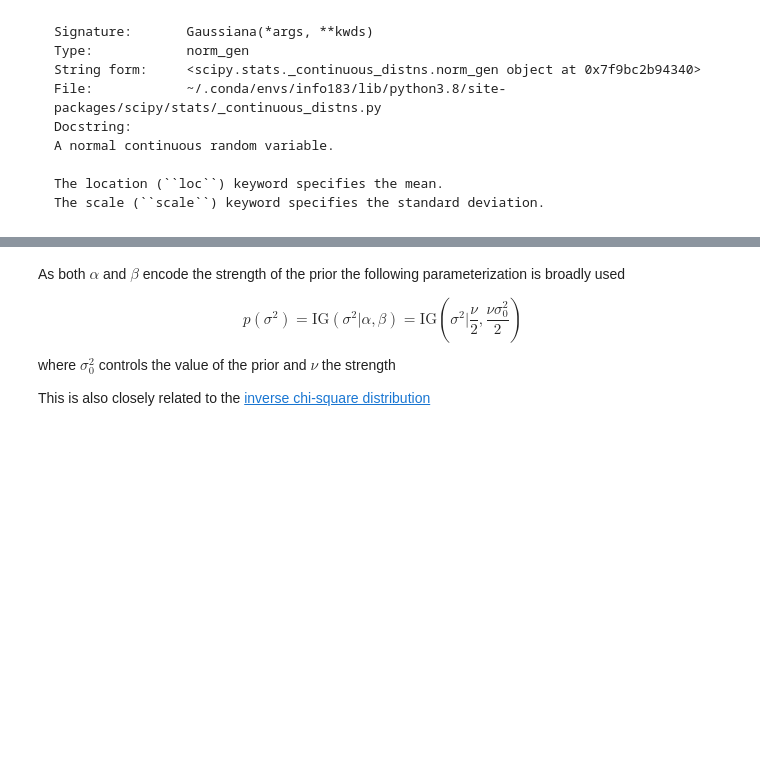
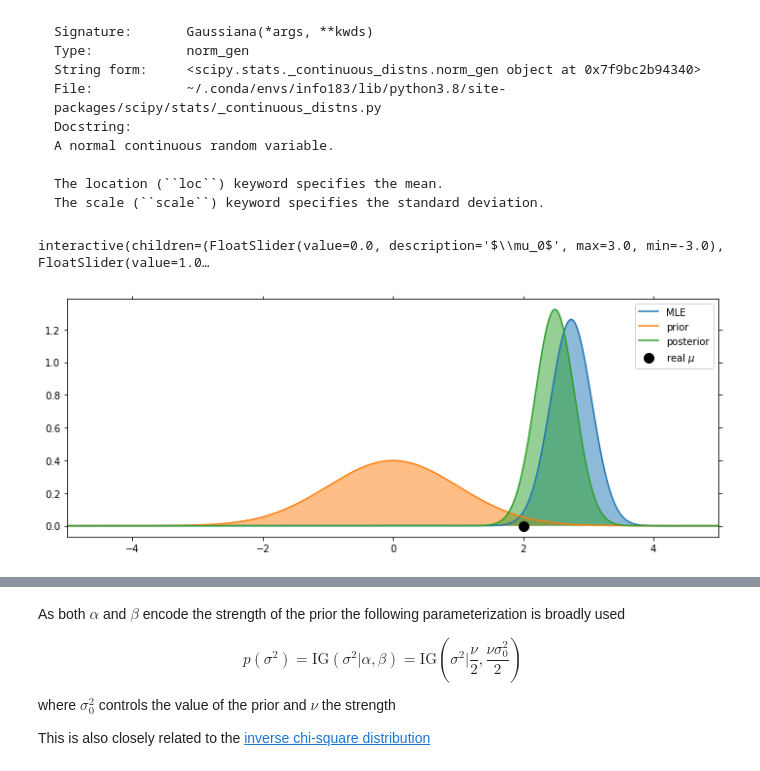
Before and after one commit to magister-informatica-uach/INFO337, a Jupyter notebook: _sources/lectures/2_statistical_modeling/part3.ipynb, the cells around one changed output, grey strips where cells are left out. Cells and saved outputs as stored; diff of their text form; code cells hidden in the pictures; blank space fills up the shorter version.

```diff
--- a/_sources/lectures/2_statistical_modeling/part3.ipynb
+++ b/_sources/lectures/2_statistical_modeling/part3.ipynb
@@ -263,32 +261,35 @@ from scipy.stats import norm as Gaussiana
 # %%
 plt.close('all'); fig, ax = plt.subplots(figsize=(10, 4), tight_layout=True)
 x = np.linspace(-10, 10, num=10000)
 mu, s2 = 2., 1.
 
 def update(mu0, s20, N):
     # data
     xi = Gaussiana(loc=mu, scale=s2).rvs(N, random_state=0)
     ax.cla(); ax.set_xlim([-5, 5]);
     ax.scatter(mu, 0, c='k', s=100, zorder=100, label=r'real $\mu$')
     # likelihood
     likelihood = Gaussiana(loc=np.mean(xi), scale=np.sqrt(s2/N))
     ax.plot(x, likelihood.pdf(x), label='MLE');
     ax.fill_between(x, 0, likelihood.pdf(x), alpha=0.5)
     # prior
     prior = Gaussiana(loc=mu0, scale=np.sqrt(s20))
     ax.plot(x, prior.pdf(x), label='prior');
     ax.fill_between(x, 0, prior.pdf(x), alpha=0.5)
     # posterior
     s2_pos = (N/s2 + 1./s20)**-1
     mu_pos = (np.sum(xi)/s2 + mu0/s20)*s2_pos;
     posterior = Gaussiana(loc=mu_pos, scale=np.sqrt(s2_pos))
     ax.plot(x, posterior.pdf(x), label='posterior');
     ax.fill_between(x, 0, posterior.pdf(x), alpha=0.5)
     plt.legend()
     display(f'Credible interval for mu: [{posterior.ppf(0.025):0.4f}, {posterior.ppf(0.975):0.4f}]')
 
-interact(update,
-         mu0=FloatSlider_nice(description=r"$\mu_0$", min=-3, max=3, value=0.),
-         s20=FloatSlider_nice(description=r"$\sigma_0^2$", min=0.1, max=10., value=1.),
-         N=SelectionSlider_nice(options=[1, 2, 5, 10, 20, 50, 100], value=10));
+widgets.interact(update,
+         mu0=widgets.FloatSlider(description=r"$\mu_0$", min=-3, max=3, value=0.),
+         s20=widgets.FloatSlider(description=r"$\sigma_0^2$", min=0.1, max=10., value=1.),
+         N=widgets.SelectionSlider(options=[1, 2, 5, 10, 20, 50, 100], value=10));
+# %% [output]
+interactive(children=(FloatSlider(value=0.0, description='$\\mu_0$', max=3.0, min=-3.0), FloatSlider(value=1.0…
+[figure, added]
 # %% [markdown]
```
Also changed, not shown: parts of 18 cells of this notebook, 31 other files.
